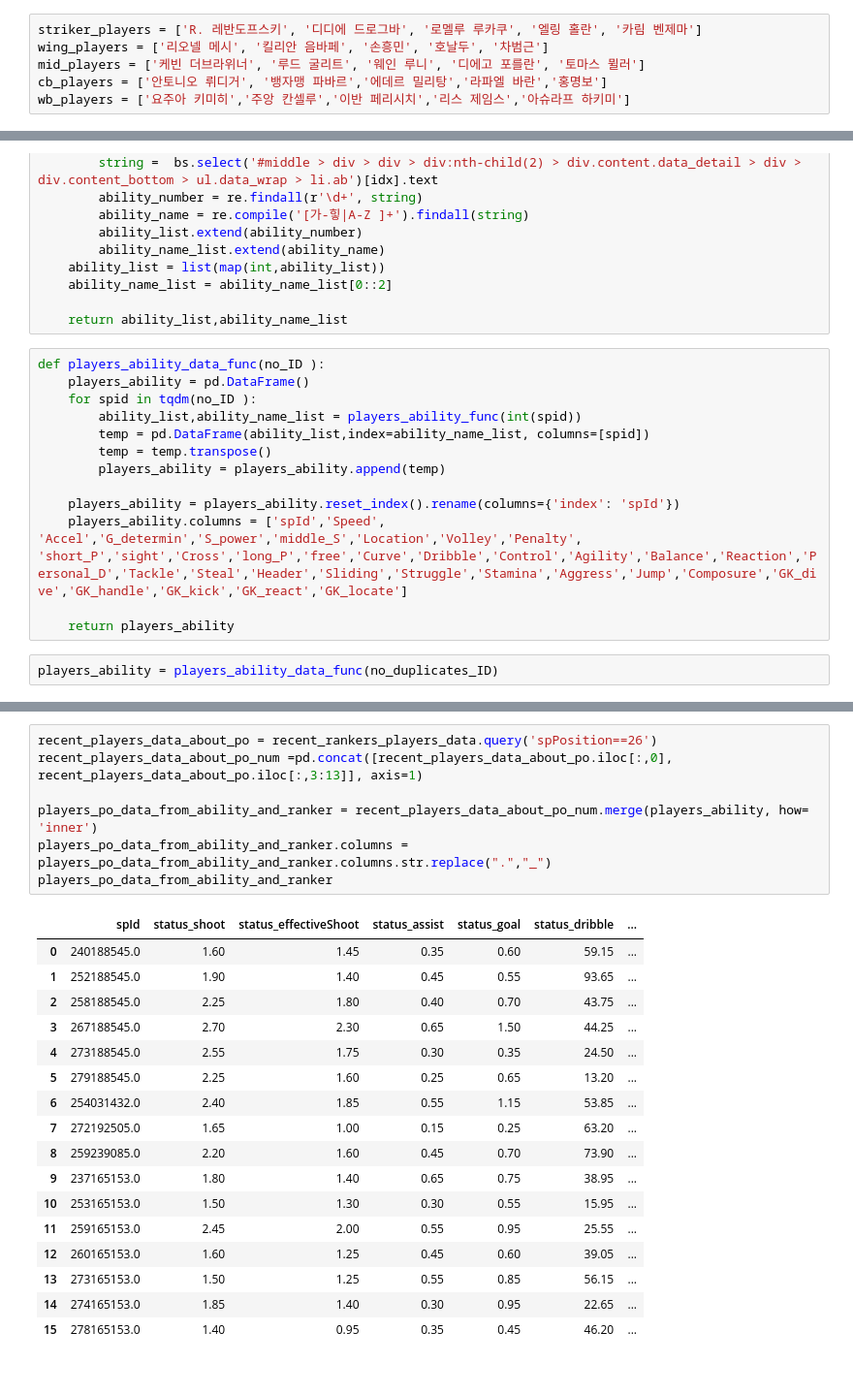
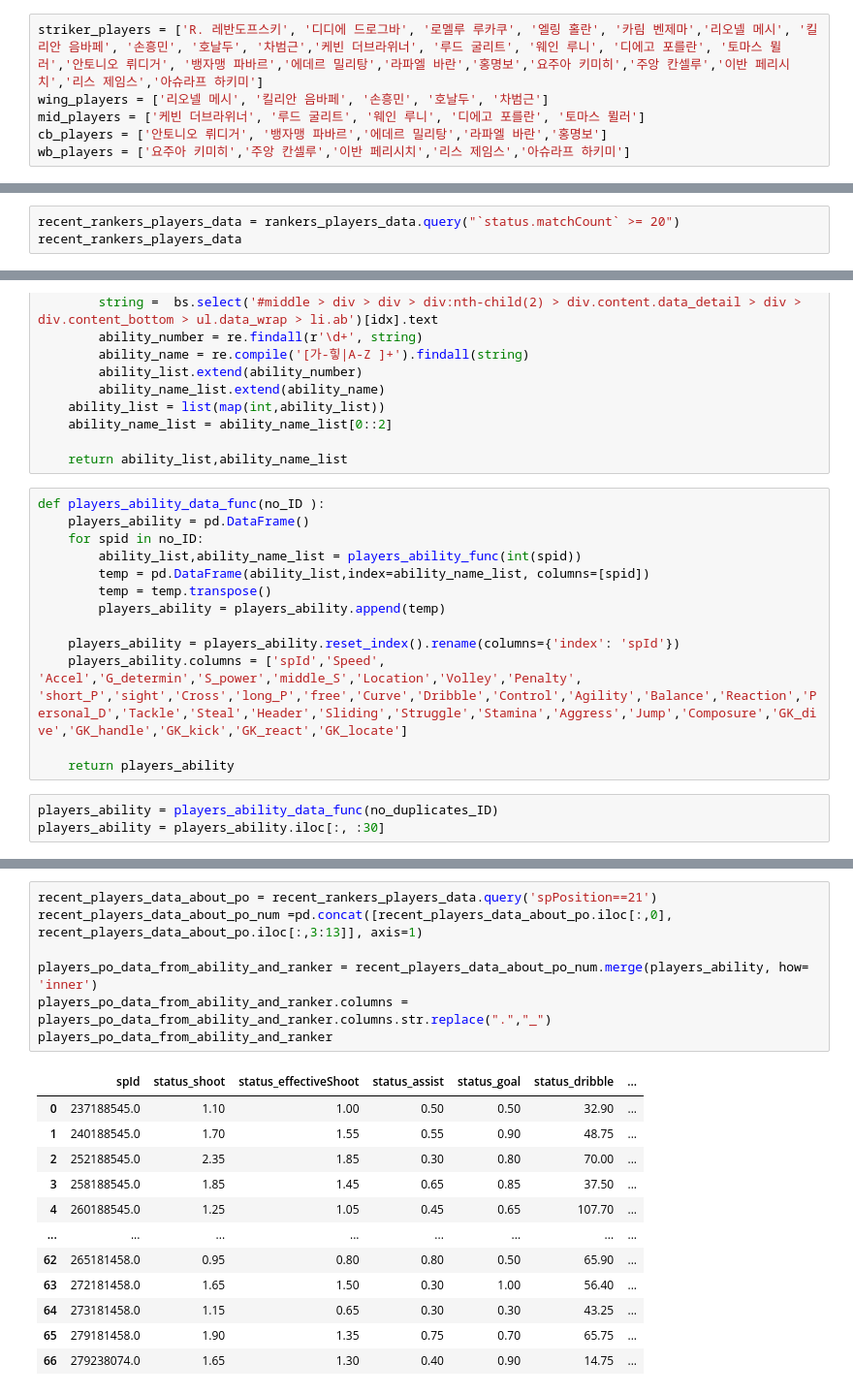
Before and after one commit to jikukjs/FiFa4_API_project, a Jupyter notebook: final_code.ipynb, the cells around one changed output, grey strips where cells are left out. Shown: that part at 97% size. Cells and saved outputs as stored; diff of their text form.

```diff
--- a/final_code.ipynb
+++ b/final_code.ipynb
@@ -22,5 +22,5 @@ api_key = 'eyJhbGciOiJIUzI1NiIsInR5cCI6IkpXVCJ9.eyJYLUFwcC1SYXRlLUxpbWl0IjoiMjAw
 # %%
-striker_players = ['R. 레반도프스키', '디디에 드로그바', '로멜루 루카쿠', '엘링 홀란', '카림 벤제마']
+striker_players = ['R. 레반도프스키', '디디에 드로그바', '로멜루 루카쿠', '엘링 홀란', '카림 벤제마','리오넬 메시', '킬리안 음바페', '손흥민', '호날두', '차범근','케빈 더브라위너', '루드 굴리트', '웨인 루니', '디에고 포를란', '토마스 뮐러','안토니오 뤼디거', '뱅자맹 파바르','에데르 밀리탕','라파엘 바란','홍명보','요주아 키미히','주앙 칸셀루','이반 페리시치','리스 제임스','아슈라프 하키미']
 wing_players = ['리오넬 메시', '킬리안 음바페', '손흥민', '호날두', '차범근']
 mid_players = ['케빈 더브라위너', '루드 굴리트', '웨인 루니', '디에고 포를란', '토마스 뮐러']
 cb_players = ['안토니오 뤼디거', '뱅자맹 파바르','에데르 밀리탕','라파엘 바란','홍명보']
@@ -88,0 +135,3 @@ recent_rankers_players_record
+# %%
+recent_rankers_players_data = rankers_players_data.query("`status.matchCount` >= 20")
+recent_rankers_players_data
@@ -117,7 +180,7 @@ def players_ability_func(spid):
 # %%
 def players_ability_data_func(no_ID ):
     players_ability = pd.DataFrame()
-    for spid in tqdm(no_ID ):
+    for spid in no_ID:
         ability_list,ability_name_list = players_ability_func(int(spid))
         temp = pd.DataFrame(ability_list,index=ability_name_list, columns=[spid])
         temp = temp.transpose()
@@ -129,6 +192,7 @@ def players_ability_data_func(no_ID ):
     return players_ability
 # %%
 players_ability = players_ability_data_func(no_duplicates_ID)
+players_ability = players_ability.iloc[:, :30]
 # %%
 players_ranker_position_data = list(recent_rankers_players_record.drop_duplicates(subset='spPosition').spPosition)
 players_ranker_position_data
@@ -137,25 +217,20 @@ players_ranker_position_data
 # %%
-recent_players_data_about_po = recent_rankers_players_data.query('spPosition==26')
+recent_players_data_about_po = recent_rankers_players_data.query('spPosition==21')
 recent_players_data_about_po_num =pd.concat([recent_players_data_about_po.iloc[:,0], recent_players_data_about_po.iloc[:,3:13]], axis=1)
 
 players_po_data_from_ability_and_ranker = recent_players_data_about_po_num.merge(players_ability, how= 'inner')
 players_po_data_from_ability_and_ranker.columns = players_po_data_from_ability_and_ranker.columns.str.replace(".","_")
 players_po_data_from_ability_and_ranker
 # %% [output]
 |  | spId | status_shoot | status_effectiveShoot | status_assist | status_goal | status_dribble | ... |
-| 0 | 240188545.0 | 1.60 | 1.45 | 0.35 | 0.60 | 59.15 | ... |
-| 1 | 252188545.0 | 1.90 | 1.40 | 0.45 | 0.55 | 93.65 | ... |
-| 2 | 258188545.0 | 2.25 | 1.80 | 0.40 | 0.70 | 43.75 | ... |
-| 3 | 267188545.0 | 2.70 | 2.30 | 0.65 | 1.50 | 44.25 | ... |
-| 4 | 273188545.0 | 2.55 | 1.75 | 0.30 | 0.35 | 24.50 | ... |
-| 5 | 279188545.0 | 2.25 | 1.60 | 0.25 | 0.65 | 13.20 | ... |
-| 6 | 254031432.0 | 2.40 | 1.85 | 0.55 | 1.15 | 53.85 | ... |
-| 7 | 272192505.0 | 1.65 | 1.00 | 0.15 | 0.25 | 63.20 | ... |
-| 8 | 259239085.0 | 2.20 | 1.60 | 0.45 | 0.70 | 73.90 | ... |
-| 9 | 237165153.0 | 1.80 | 1.40 | 0.65 | 0.75 | 38.95 | ... |
-| 10 | 253165153.0 | 1.50 | 1.30 | 0.30 | 0.55 | 15.95 | ... |
-| 11 | 259165153.0 | 2.45 | 2.00 | 0.55 | 0.95 | 25.55 | ... |
-| 12 | 260165153.0 | 1.60 | 1.25 | 0.45 | 0.60 | 39.05 | ... |
-| 13 | 273165153.0 | 1.50 | 1.25 | 0.55 | 0.85 | 56.15 | ... |
-| 14 | 274165153.0 | 1.85 | 1.40 | 0.30 | 0.95 | 22.65 | ... |
-| 15 | 278165153.0 | 1.40 | 0.95 | 0.35 | 0.45 | 46.20 | ... |
+| 0 | 237188545.0 | 1.10 | 1.00 | 0.50 | 0.50 | 32.90 | ... |
+| 1 | 240188545.0 | 1.70 | 1.55 | 0.55 | 0.90 | 48.75 | ... |
+| 2 | 252188545.0 | 2.35 | 1.85 | 0.30 | 0.80 | 70.00 | ... |
+| 3 | 258188545.0 | 1.85 | 1.45 | 0.65 | 0.85 | 37.50 | ... |
+| 4 | 260188545.0 | 1.25 | 1.05 | 0.45 | 0.65 | 107.70 | ... |
+| ... | ... | ... | ... | ... | ... | ... | ... |
+| 62 | 265181458.0 | 0.95 | 0.80 | 0.80 | 0.50 | 65.90 | ... |
+| 63 | 272181458.0 | 1.65 | 1.50 | 0.30 | 1.00 | 56.40 | ... |
+| 64 | 273181458.0 | 1.15 | 0.65 | 0.30 | 0.30 | 43.25 | ... |
+| 65 | 279181458.0 | 1.90 | 1.35 | 0.75 | 0.70 | 65.75 | ... |
+| 66 | 279238074.0 | 1.65 | 1.30 | 0.40 | 0.90 | 14.75 | ... |
```
Also changed, not shown: parts of 10 cells of this notebook.
